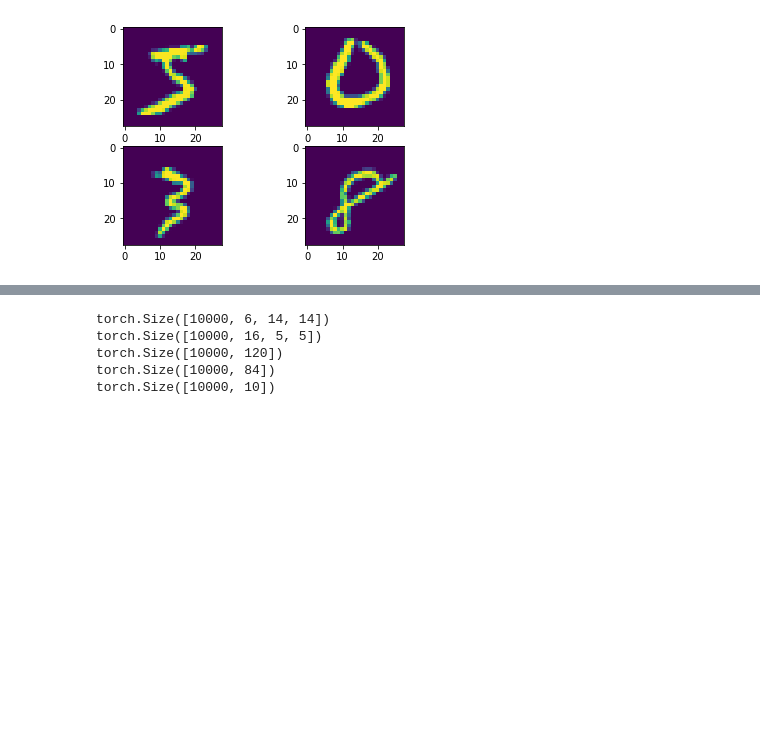
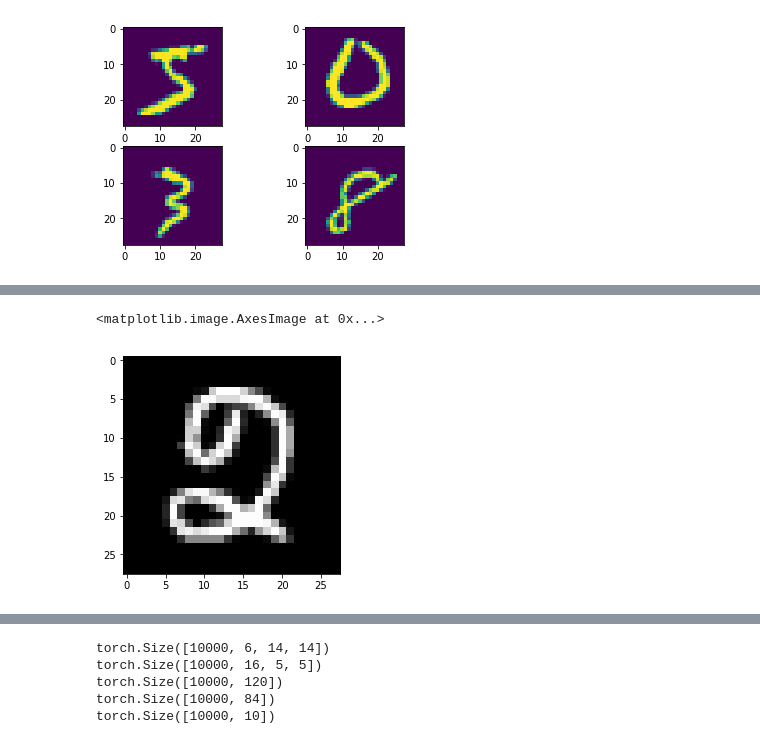
Before and after one commit to zahariaa/h2s, a Jupyter notebook: demo/LeNet-testing.ipynb, the cells around one changed output, grey strips where cells are left out. Drawn from its saved outputs; the diff is of its cells as text; code cells hidden in the pictures; blank space fills up the shorter version.

```diff
--- a/demo/LeNet-testing.ipynb
+++ b/demo/LeNet-testing.ipynb
@@ -15,5 +15,5 @@ from sklearn.metrics import accuracy_score
 from tqdm import tqdm_notebook as tqdm
 import scipy.io
 
-model = 'vgg'
-epsilon = 0.3
+model = 'lenet'
+epsilon = 0
@@ -350,3 +382,12 @@ Classifier Accuracy:  99.03
+# %%
+for batch_num, training_batch in enumerate(train_loader):
+    # split training data into inputs and labels
+    inputs, labels = training_batch                              # 'training_batch' is a list
+    break
+plt.imshow(inputs[0].squeeze().numpy(), cmap='gray')
+# %% [output]
+<matplotlib.image.AxesImage at 0x...>
+[figure, added]
 # %%
 conv1 = torch.relu(net.conv1(inputs.cuda()))
 maxpool1 = net.maxpool1(conv1)
```
Also changed, not shown: parts of 15 cells of this notebook.
